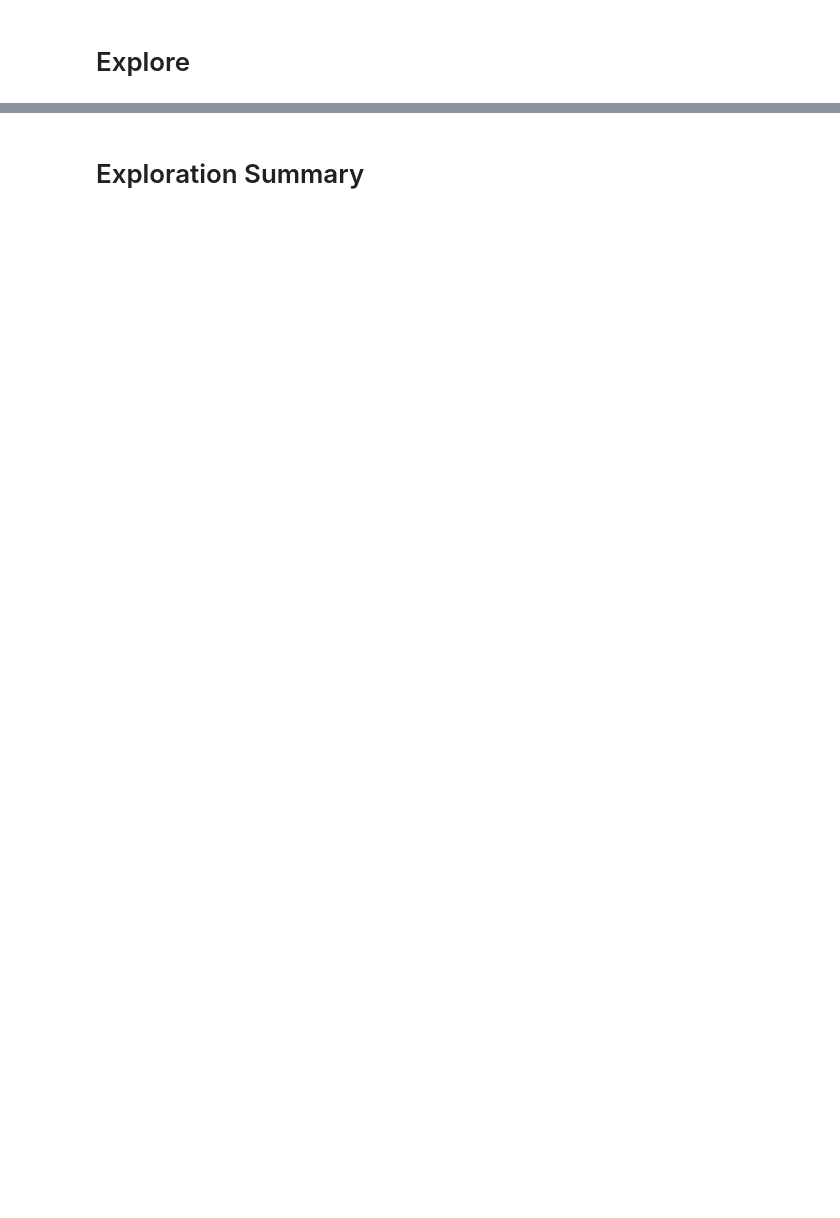
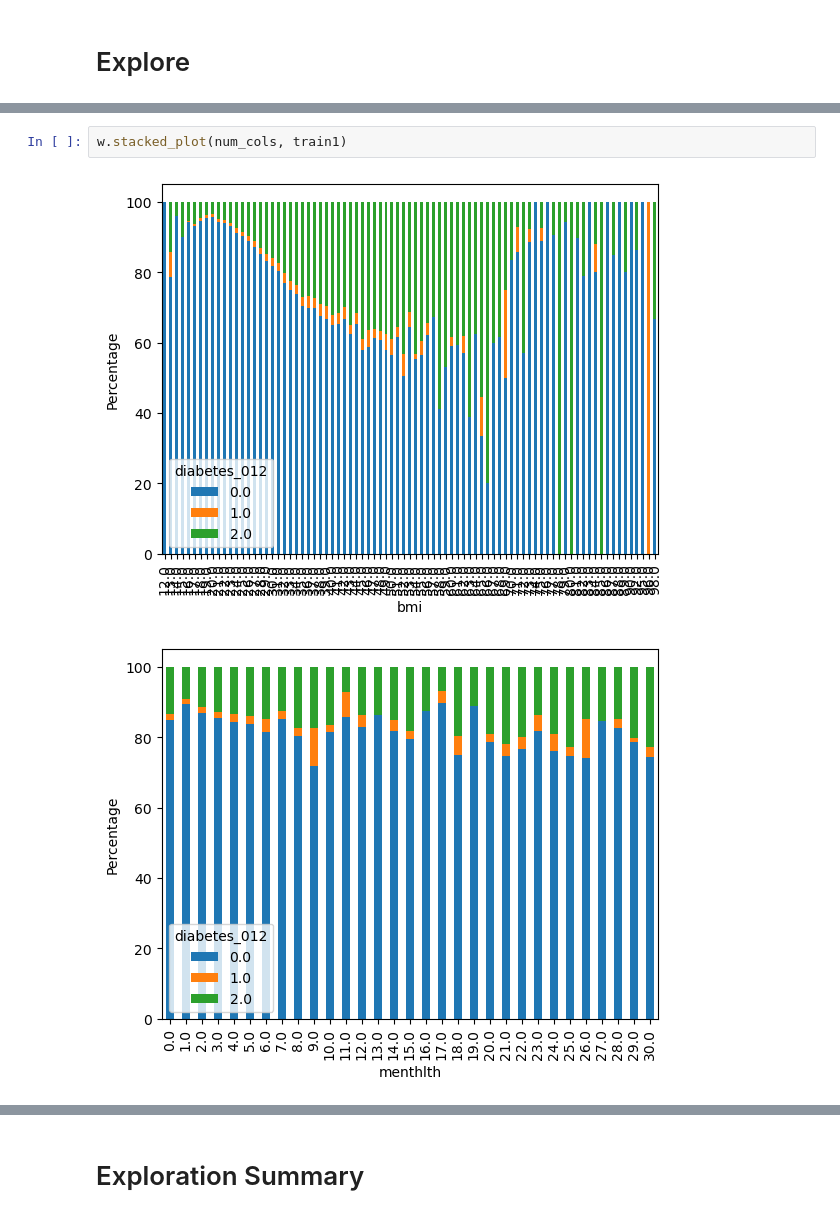
Before and after one commit to Joshua-Click/individual-project, a Jupyter notebook: final_notebook.ipynb, the cells around one changed output, grey strips where cells are left out. Cells and saved outputs as stored; diff of their text form; blank space fills up the shorter version.

```diff
--- a/final_notebook.ipynb
+++ b/final_notebook.ipynb
@@ -56,0 +165,5 @@ df3 = w.acquire_prep_diabetes_df3(df1)
+# %%
+w.stacked_plot(num_cols, train1)
+# %% [output]
+[figure, added]
+[figure, added]
```
Also changed, not shown: parts of 97 cells of this notebook, 2 other files.
